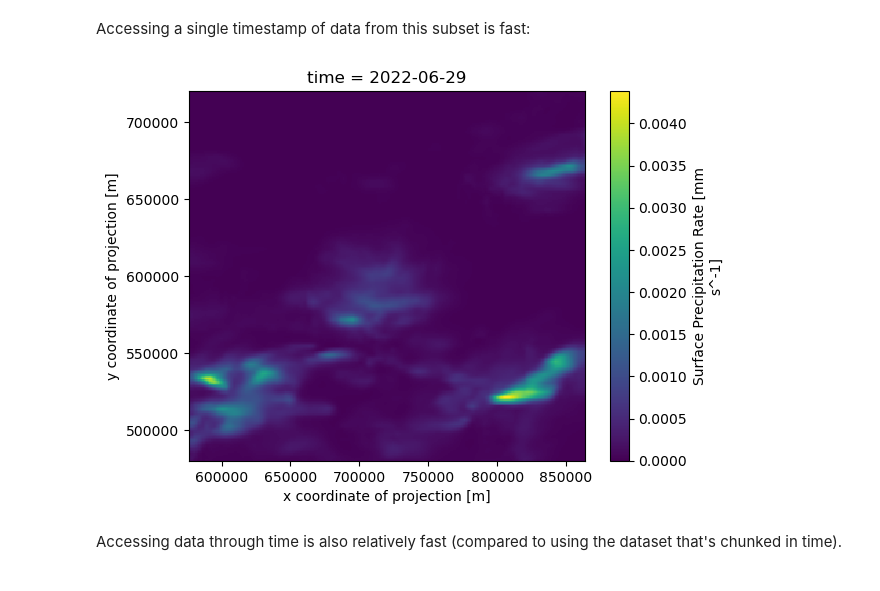
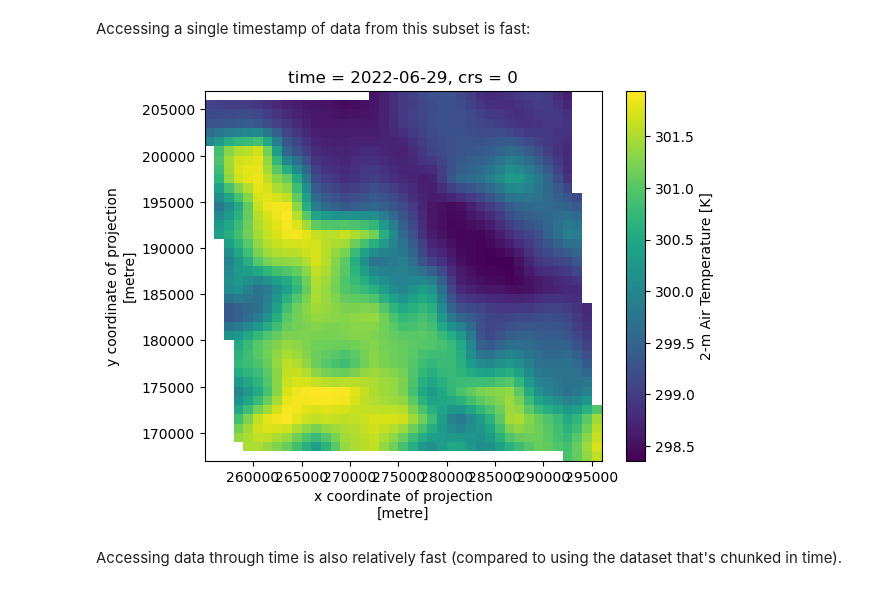
Before and after one commit to TomAugspurger/noaa-nwm, a Jupyter notebook: content/timeseries.ipynb, the cells around one changed output. Cells and saved outputs as stored; diff of their text form; code cells hidden in the pictures.

```diff
--- a/content/timeseries.ipynb
+++ b/content/timeseries.ipynb
@@ -15,6 +18,8 @@ ds = xr.open_dataset(
     chunks={},
     decode_cf="all",
 )
+crs = pyproj.CRS.from_cf(ds.crs.attrs)
+ds = ds.rio.write_crs(crs)
 ds
 # %% [output]
 <xarray.Dataset>
@@ -59,0 +44,20 @@ Data variables:
+# %%
+# Get the state boundary for Iowa
+import pystac_client
+import planetary_computer
+import geopandas
+
+catalog = pystac_client.Client.open(
+    "http://planetarycomputer.microsoft.com/api/stac/v1",
+    modifier=planetary_computer.sign_inplace,
+)
+collection = catalog.get_collection("us-census")
+
+counties = collection.get_item("2020-cb_2020_us_county_500k").assets["data"]
+
+df = geopandas.read_parquet(
+    counties.href,
+    storage_options=counties.extra_fields["table:storage_options"],
+    columns=["NAME", "STATE_NAME", "geometry"],
+)
+df
@@ -59,0 +78,5 @@ Data variables:
+# %%
+geom = df.loc[(df.NAME == "Polk") & (df.STATE_NAME == "Iowa"), "geometry"].item()
+# %%
+ts = ds.rio.clip([geom.simplify(0.1)], crs="epsg:4326")
+ts
@@ -60,9 +101,9 @@ Data variables:
 # %% [markdown]
 Accessing a single timestamp of data from this subset is fast:
 # %%
-ts.RAINRATE.isel(time=0).plot();
+ts.T2D.isel(time=0).plot();
 # %% [output]
-[figure, old version]
+[figure, new version]
 # %% [markdown]
 Accessing data through time is also relatively fast (compared to using the dataset that's chunked in time).
 # %%
```
Also changed, not shown: parts of 39 cells of this notebook, 2 other files.
